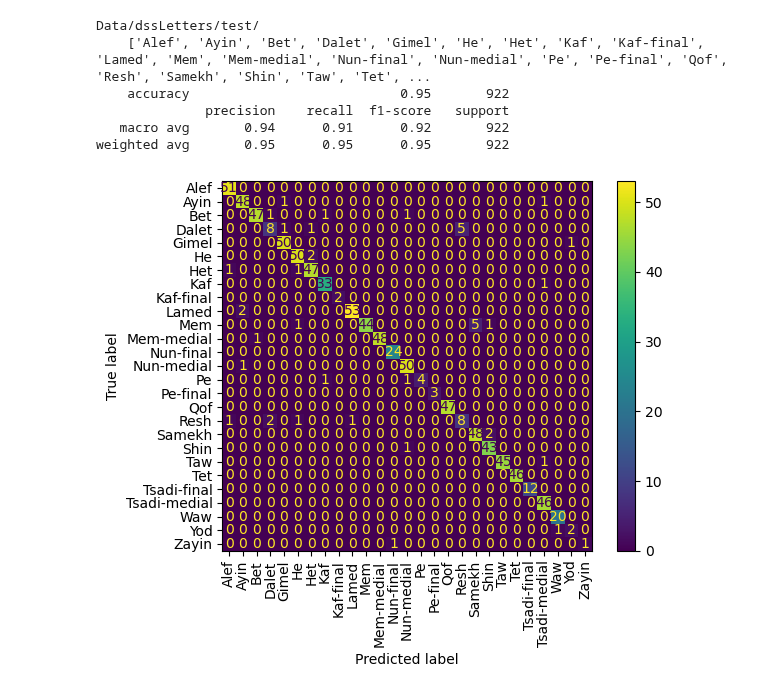
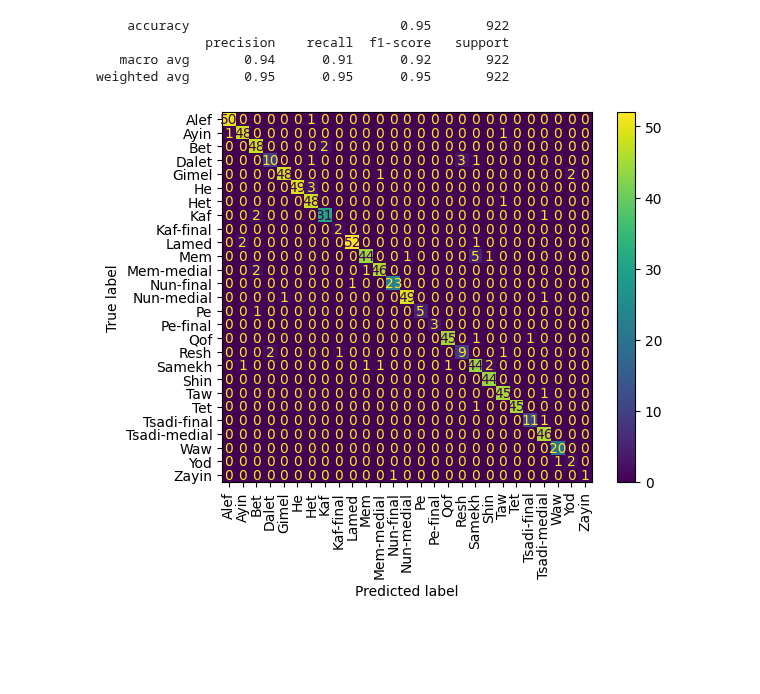
Before and after one commit to daniel-macrae/HandwritingRecognition-2023, a Jupyter notebook: evaluate_classifier.ipynb, the cells around one changed output. Cells and saved outputs as stored; diff of their text form; code cells hidden in the pictures; blank space fills up the shorter version.

```diff
--- a/evaluate_classifier.ipynb
+++ b/evaluate_classifier.ipynb
@@ -34,7 +34,8 @@ device = torch.device("cuda" if torch.cuda.is_available() else "cpu")
 model = LeNet5()#.to(device)\
 
 #criterion = nn.CrossEntropyLoss()
-PATH = "classification_models/model_L5.pth"
+PATH = 'classification_models\LeNet5CNN_model\model_LeNet5_bs_16-LR_5e-05_DR_0.2.pth'
+
 #checkpoint = torch.load(path_to_model)
 model.load_state_dict(torch.load(PATH, map_location=device))  # map_location makes it possible to load the model trained on a gpu, onto a cpu (for eval)
 model.to(device)
@@ -58,36 +59,34 @@ def evaluate_model(model, testDataLoader, device, classes):
 
             #print(preds)
 
             [ground_truths.append(label.item()) for label in labels]
             [predictions.append(pred.item()) for pred in preds]
             #print(preds)
         CM=confusion_matrix(ground_truths, predictions, labels=np.arange(27))
 
         # this prints the precision, recall and f1-score for each class, and averaged over all classes
         #print(classification_report(ground_truths, predictions, target_names=classes))
 
     return CM
 
 
 # evaluate the model on the testing set (same set as the validation set)
 CM = evaluate_model(model,test_loader,device, classes=characterClasses)
 
 
 print('    accuracy                           0.95       922\n              precision    recall  f1-score   support \n   macro avg       0.94      0.91      0.92       922\nweighted avg       0.95      0.95      0.95       922\n')
 disp = ConfusionMatrixDisplay(confusion_matrix=CM,
                               display_labels=test_set.characterClasses)
 disp.plot()
 
 plt.xticks(rotation=90)
 plt.show()
 # %% [output]
-Data/dssLetters/test/
-    ['Alef', 'Ayin', 'Bet', 'Dalet', 'Gimel', 'He', 'Het', 'Kaf', 'Kaf-final', 'Lamed', 'Mem', 'Mem-medial', 'Nun-final', 'Nun-medial', 'Pe', 'Pe-final', 'Qof', 'Resh', 'Samekh', 'Shin', 'Taw', 'Tet', ...
     accuracy                           0.95       922
               precision    recall  f1-score   support
    macro avg       0.94      0.91      0.92       922
 weighted avg       0.95      0.95      0.95       922
-[figure, old version]
+[figure, new version]
 # %%
 from torch.utils.data import DataLoader
 import matplotlib.pyplot as plt
```
Also changed, not shown: parts of 2 cells of this notebook, 4 other files.
